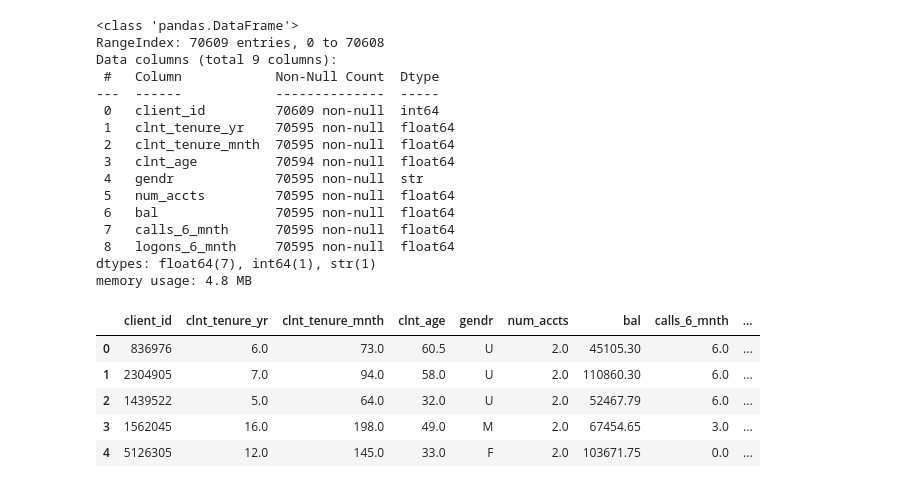
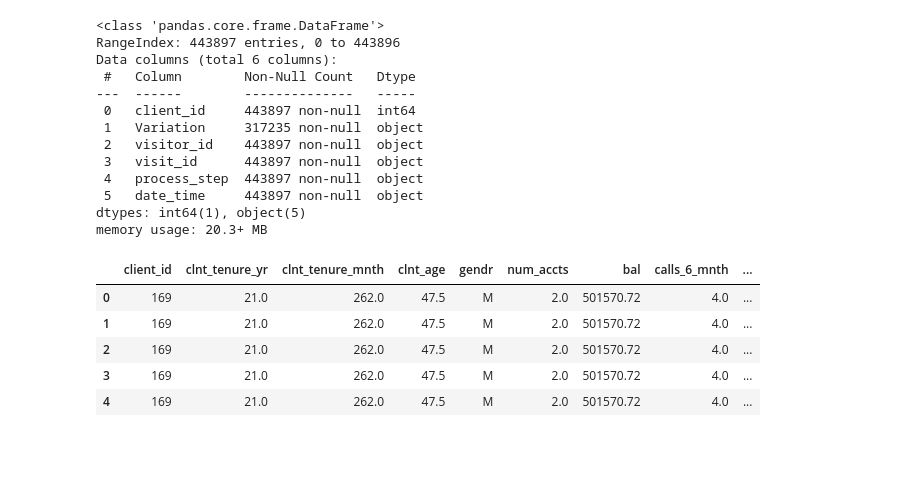
Before and after one commit to zidene306/project_w5, a Jupyter notebook: notebooks/clean_up_final_demo_zidene.ipynb, the cells around one changed output. Cells and saved outputs as stored; diff of their text form; code cells hidden in the pictures; blank space fills up the shorter version.

Commit message:
cleaned the merged data and created primary client plot

```diff
--- a/notebooks/clean_up_final_demo_zidene.ipynb
+++ b/notebooks/clean_up_final_demo_zidene.ipynb
@@ -23,5 +18,6 @@ dtype: int64
 # %%
 df_final_demo = pd.read_csv(config["input_data"]["file1"])
-df_final_demo.head()
+df_final_web_data = pd.read_csv(config["output_data"]["file2"])
+#df_final_web_data.head()
 #df_final_demo .info()
 #df_final_demo .shape
@@ -35,22 +24,19 @@ df_final_demo.head()
 # %%
-df_final_demo .info()
+df_final_web_data.info()
 # %% [output]
-<class 'pandas.DataFrame'>
-RangeIndex: 70609 entries, 0 to 70608
-Data columns (total 9 columns):
- #   Column            Non-Null Count  Dtype
----  ------            --------------  -----
- 0   client_id         70609 non-null  int64
- 1   clnt_tenure_yr    70595 non-null  float64
- 2   clnt_tenure_mnth  70595 non-null  float64
- 3   clnt_age          70594 non-null  float64
- 4   gendr             70595 non-null  str
- 5   num_accts         70595 non-null  float64
- 6   bal               70595 non-null  float64
- 7   calls_6_mnth      70595 non-null  float64
- 8   logons_6_mnth     70595 non-null  float64
-dtypes: float64(7), int64(1), str(1)
-memory usage: 4.8 MB
+<class 'pandas.core.frame.DataFrame'>
+RangeIndex: 443897 entries, 0 to 443896
+Data columns (total 6 columns):
+ #   Column        Non-Null Count   Dtype
+---  ------        --------------   -----
+ 0   client_id     443897 non-null  int64
+ 1   Variation     317235 non-null  object
+ 2   visitor_id    443897 non-null  object
+ 3   visit_id      443897 non-null  object
+ 4   process_step  443897 non-null  object
+ 5   date_time     443897 non-null  object
+dtypes: int64(1), object(5)
+memory usage: 20.3+ MB
 # %%
 def clean_final_demo_func(df_final_demo):
     """
@@ -67,13 +53,33 @@ def clean_final_demo_func(df_final_demo):
     df['clnt_age'] = df.clnt_age.fillna(mean_age_f)
 
     return df
-df1 = clean_final_demo_func(df_final_demo)
-df1.to_csv("clean_final_demo.csv", index = False)
-df1.head()
+clean_final_demo= clean_final_demo_func(df_final_demo)
+#clean_final_demo.to_csv("clean_final_demo.csv", index = False)
-# %% [output]
-|  | client_id | clnt_tenure_yr | clnt_tenure_mnth | clnt_age | gendr | num_accts | bal | calls_6_mnth | ... |
-| 0 | 836976 | 6.0 | 73.0 | 60.5 | U | 2.0 | 45105.30 | 6.0 | ... |
-| 1 | 2304905 | 7.0 | 94.0 | 58.0 | U | 2.0 | 110860.30 | 6.0 | ... |
-| 2 | 1439522 | 5.0 | 64.0 | 32.0 | U | 2.0 | 52467.79 | 6.0 | ... |
-| 3 | 1562045 | 16.0 | 198.0 | 49.0 | M | 2.0 | 67454.65 | 3.0 | ... |
-| 4 | 5126305 | 12.0 | 145.0 | 33.0 | F | 2.0 | 103671.75 | 0.0 | ... |
+# %%
+##############################################################################
+#MERGE DF FUNCTION: cast date_time to date
+##############################################################################
+def merge_dfs_funct(df_final_demo, df_final_web_data):
+
+    df = df_final_demo.merge(df_final_web_data, on = "client_id", how = "outer")
+
+    #clean date columns
+    df.date_time = pd.to_datetime(df.date_time, format = '%Y-%m-%d %H:%M:%S', errors = 'coerce')
+    #fillup Variation column empty values with: no-data
+    df["Variation"] = df.Variation.fillna("no_data")
+    return df
+
+df = merge_dfs_funct(df_final_demo, df_final_web_data)
+
+df.to_csv(f"{output_dir}/cleaned_dataset.csv", index=False, encoding= "utf-8", sep = ";")
+#Who are the primary clients using this online process?
+#df.head()
+#df[df.client_id == 1028]
+df.head()
+# %% [output]
+|  | client_id | clnt_tenure_yr | clnt_tenure_mnth | clnt_age | gendr | num_accts | bal | calls_6_mnth | ... |
+| 0 | 169 | 21.0 | 262.0 | 47.5 | M | 2.0 | 501570.72 | 4.0 | ... |
+| 1 | 169 | 21.0 | 262.0 | 47.5 | M | 2.0 | 501570.72 | 4.0 | ... |
+| 2 | 169 | 21.0 | 262.0 | 47.5 | M | 2.0 | 501570.72 | 4.0 | ... |
+| 3 | 169 | 21.0 | 262.0 | 47.5 | M | 2.0 | 501570.72 | 4.0 | ... |
+| 4 | 169 | 21.0 | 262.0 | 47.5 | M | 2.0 | 501570.72 | 4.0 | ... |
```
Also changed, not shown: parts of 7 cells of this notebook, 4 other files.
